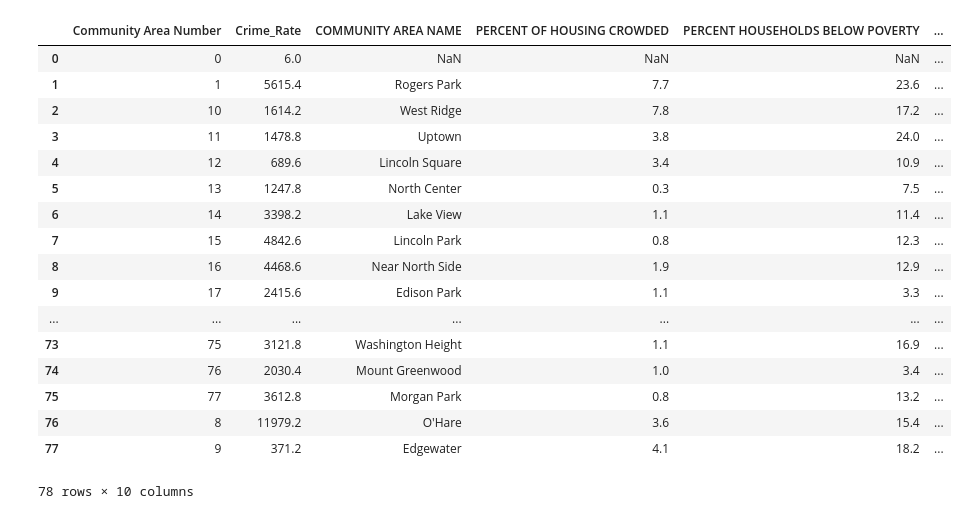
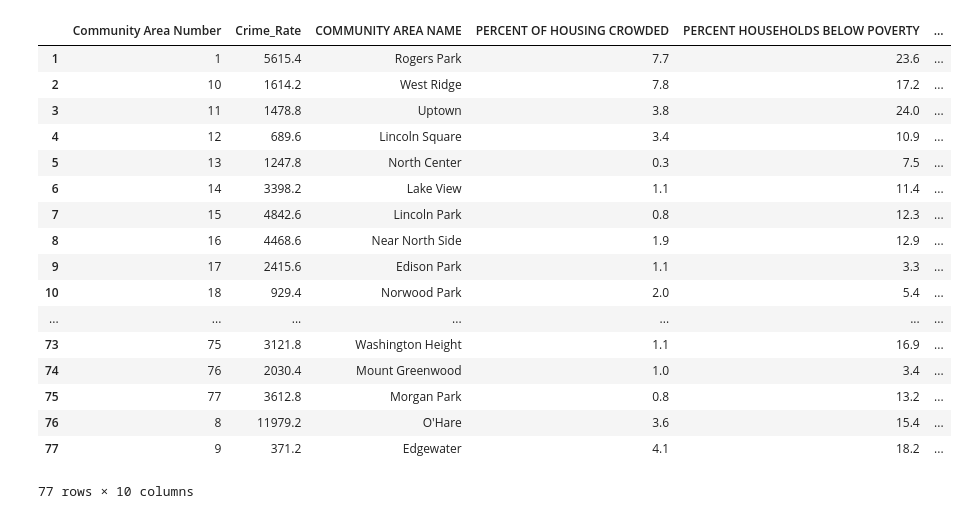
Before and after one commit to bac2qh/ippp_Final_Project, a Jupyter notebook: Crime_Total_Reg.ipynb, the cells around one changed output. Drawn from its saved outputs; the diff is of its cells as text; code cells hidden in the pictures.

```diff
--- a/Crime_Total_Reg.ipynb
+++ b/Crime_Total_Reg.ipynb
@@ -32,17 +32,16 @@ crime_total.tail()
 # %%
 # Get socioeconomics data
-socioeconomics = pd.read_csv("Census_Data_-_Selected_socioeconomic_indicators_in_Chicago__2008___2012.csv", index_col = ['Community Area Number'])
-
+socioeconomics = pd.read_csv("data/Census_Data_-_Selected_socioeconomic_indicators_in_Chicago__2008___2012.csv", index_col = ['Community Area Number'])
 
 # Merge crime data on socioeconomics data using Communty Area Number
 crime_total.rename(columns={'Community':'Community Area Number'}, inplace = True)
 crime_total.set_index('Community Area Number')
 
 mix_total = pd.DataFrame.join(crime_total, socioeconomics)
+mix_total.dropna(axis = 0, how = "any", inplace = True)
 mix_total
 # %% [output]
 |  | Community Area Number | Crime_Rate | COMMUNITY AREA NAME | PERCENT OF HOUSING CROWDED | PERCENT HOUSEHOLDS BELOW POVERTY | ... |
-| 0 | 0 | 6.0 | NaN | NaN | NaN | ... |
 | 1 | 1 | 5615.4 | Rogers Park | 7.7 | 23.6 | ... |
 | 2 | 10 | 1614.2 | West Ridge | 7.8 | 17.2 | ... |
 | 3 | 11 | 1478.8 | Uptown | 3.8 | 24.0 | ... |
@@ -52,10 +51,11 @@ mix_total
 | 7 | 15 | 4842.6 | Lincoln Park | 0.8 | 12.3 | ... |
 | 8 | 16 | 4468.6 | Near North Side | 1.9 | 12.9 | ... |
 | 9 | 17 | 2415.6 | Edison Park | 1.1 | 3.3 | ... |
+| 10 | 18 | 929.4 | Norwood Park | 2.0 | 5.4 | ... |
 | ... | ... | ... | ... | ... | ... | ... |
 | 73 | 75 | 3121.8 | Washington Height | 1.1 | 16.9 | ... |
 | 74 | 76 | 2030.4 | Mount Greenwood | 1.0 | 3.4 | ... |
 | 75 | 77 | 3612.8 | Morgan Park | 0.8 | 13.2 | ... |
 | 76 | 8 | 11979.2 | O'Hare | 3.6 | 15.4 | ... |
 | 77 | 9 | 371.2 | Edgewater | 4.1 | 18.2 | ... |
-78 rows × 10 columns
+77 rows × 10 columns
```
Also changed, not shown: parts of 20 cells of this notebook.
